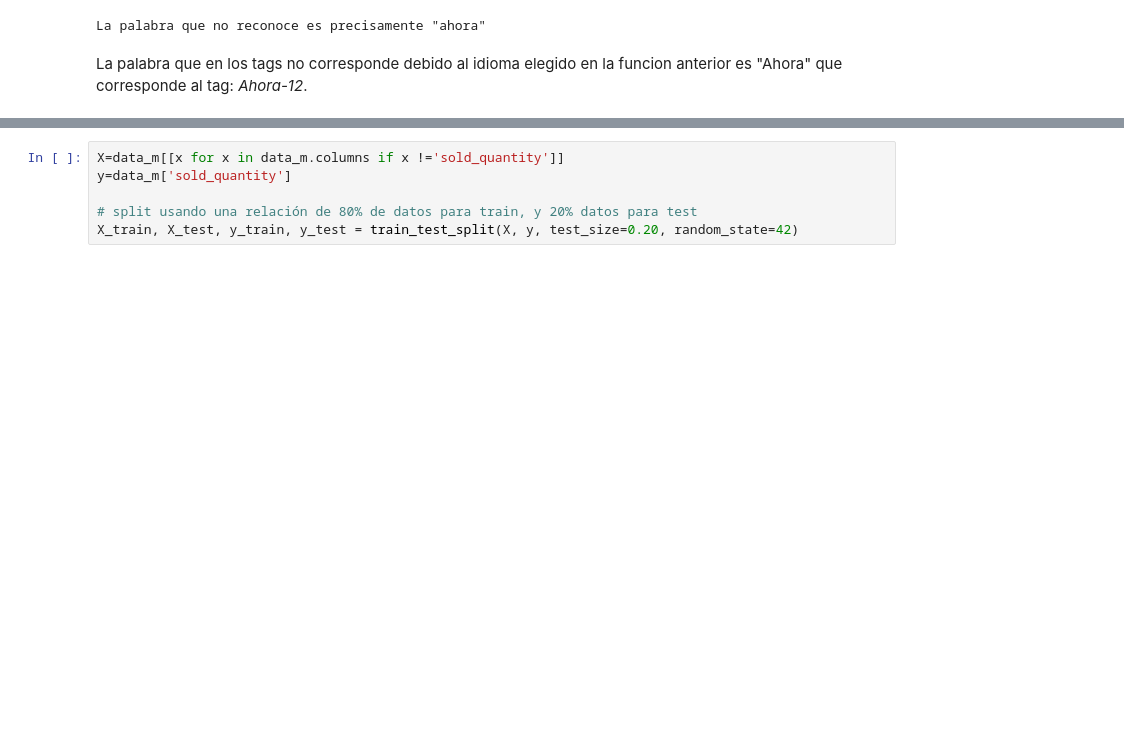
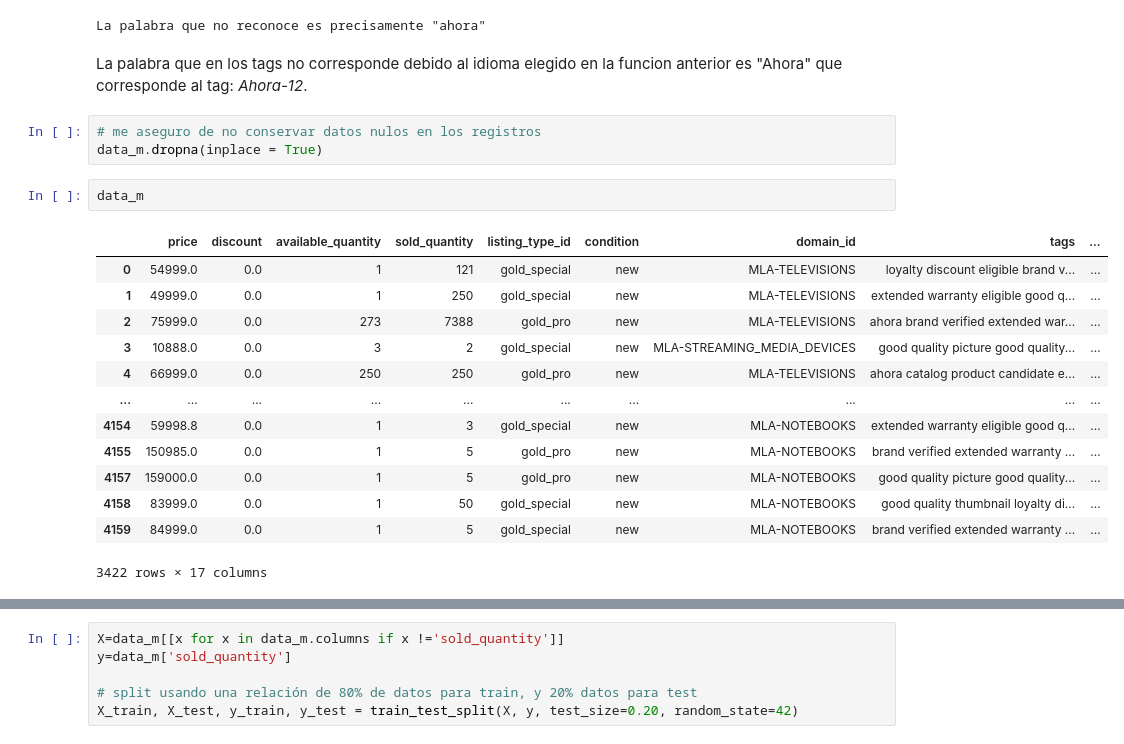
Before and after one commit to Mattzvl/EDA_API_ML, a Jupyter notebook: EDA_API_MELI_partII.ipynb, the cells around one changed output, grey strips where cells are left out. Drawn from its saved outputs; the diff is of its cells as text; blank space fills up the shorter version.

```diff
--- a/EDA_API_MELI_partII.ipynb
+++ b/EDA_API_MELI_partII.ipynb
@@ -640,3 +648,22 @@ print('La palabra que no reconoce es precisamente "{}"'.format(wrong_words[0]))
 La palabra que no reconoce es precisamente "ahora"
 # %% [markdown]
 La palabra que en los tags no corresponde debido al idioma elegido en la funcion anterior es "Ahora" que corresponde al tag: *Ahora-12*.
+# %%
+# me aseguro de no conservar datos nulos en los registros
+data_m.dropna(inplace = True)
+# %%
+data_m
+# %% [output]
+|  | price | discount | available_quantity | sold_quantity | listing_type_id | condition | domain_id | tags | ... |
+| 0 | 54999.0 | 0.0 | 1 | 121 | gold_special | new | MLA-TELEVISIONS | loyalty discount eligible brand v... | ... |
+| 1 | 49999.0 | 0.0 | 1 | 250 | gold_special | new | MLA-TELEVISIONS | extended warranty eligible good q... | ... |
+| 2 | 75999.0 | 0.0 | 273 | 7388 | gold_pro | new | MLA-TELEVISIONS | ahora brand verified extended war... | ... |
+| 3 | 10888.0 | 0.0 | 3 | 2 | gold_special | new | MLA-STREAMING_MEDIA_DEVICES | good quality picture good quality... | ... |
+| 4 | 66999.0 | 0.0 | 250 | 250 | gold_pro | new | MLA-TELEVISIONS | ahora catalog product candidate e... | ... |
+| ... | ... | ... | ... | ... | ... | ... | ... | ... | ... |
+| 4154 | 59998.8 | 0.0 | 1 | 3 | gold_special | new | MLA-NOTEBOOKS | extended warranty eligible good q... | ... |
+| 4155 | 150985.0 | 0.0 | 1 | 5 | gold_pro | new | MLA-NOTEBOOKS | brand verified extended warranty ... | ... |
+| 4157 | 159000.0 | 0.0 | 1 | 5 | gold_pro | new | MLA-NOTEBOOKS | good quality picture good quality... | ... |
+| 4158 | 83999.0 | 0.0 | 1 | 50 | gold_special | new | MLA-NOTEBOOKS | good quality thumbnail loyalty di... | ... |
+| 4159 | 84999.0 | 0.0 | 1 | 5 | gold_special | new | MLA-NOTEBOOKS | brand verified extended warranty ... | ... |
+3422 rows × 17 columns
```
Also changed, not shown: parts of 84 cells of this notebook.
